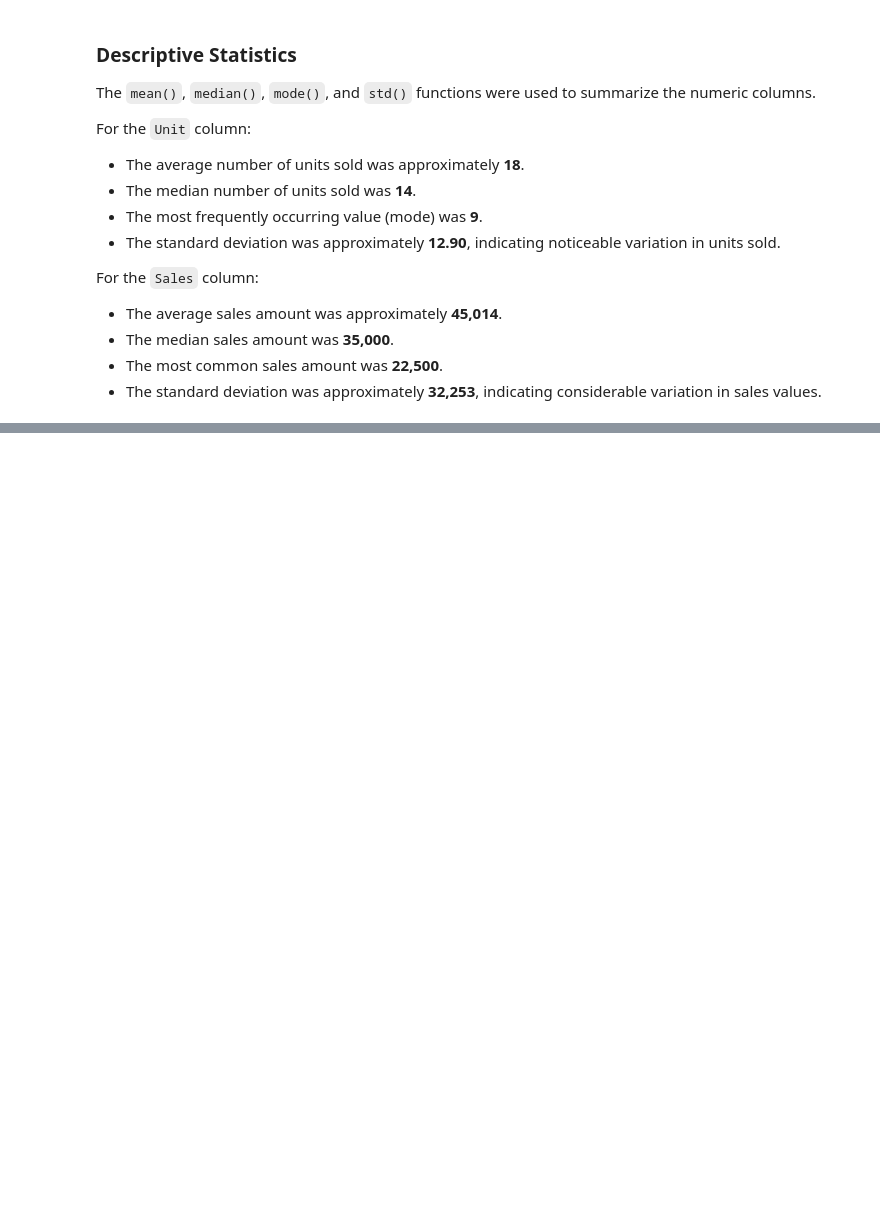
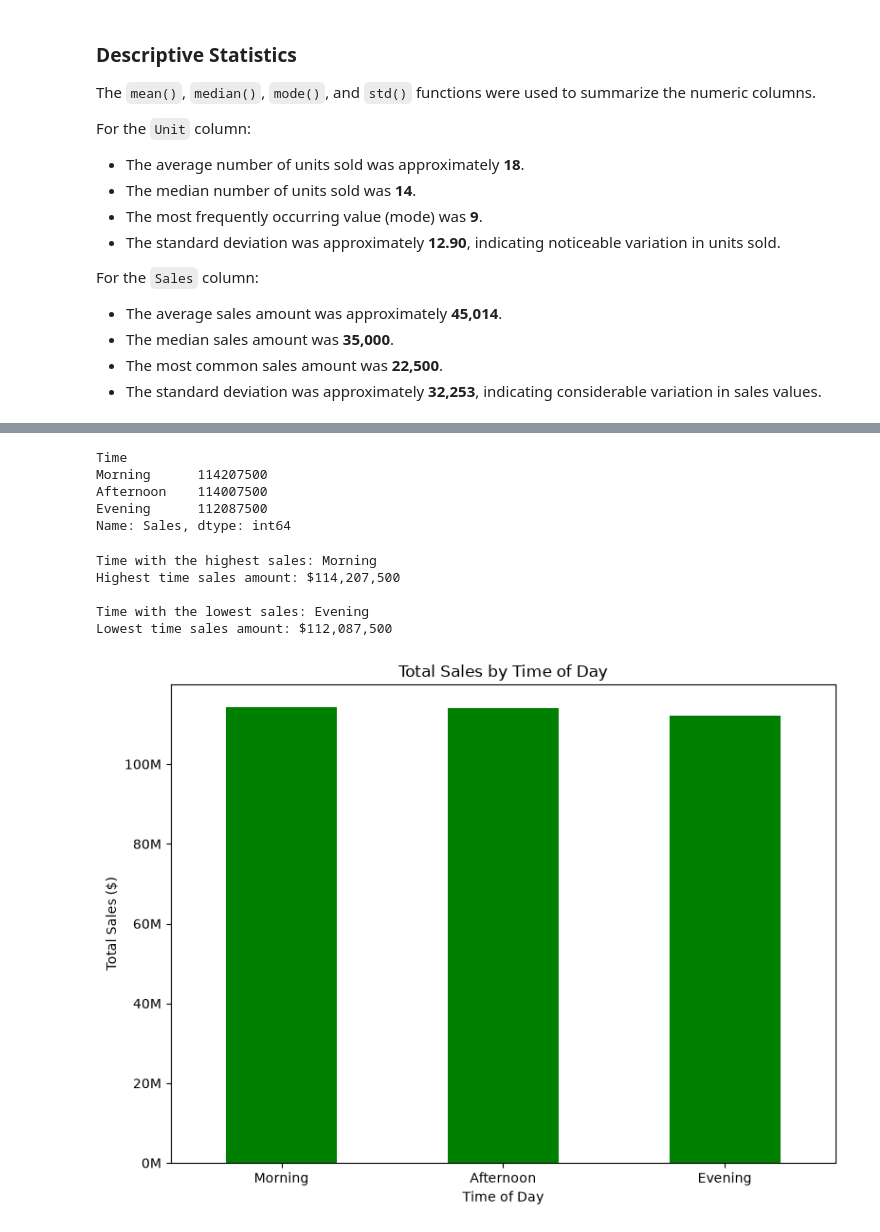
Before and after one commit to Juanb30/Python_Course_End_Projects, a Jupyter notebook: sales_analysis/notebooks/Sales_Analysis.ipynb, the cells around one changed output, grey strips where cells are left out. Drawn from its saved outputs; the diff is of its cells as text; code cells hidden in the pictures; blank space fills up the shorter version.

```diff
--- a/sales_analysis/notebooks/Sales_Analysis.ipynb
+++ b/sales_analysis/notebooks/Sales_Analysis.ipynb
@@ -330,0 +513,12 @@ AttributeError: 'SeriesGroupBy' object has no attribute 'cum'
+# %%
+# Convert Date column from string format to datetime format
+df["Date"] = pd.to_datetime(df["Date"])
+
+print("Date data type:")
+print(df["Date"].dtype)
+
+print("\nFirst five dates:")
+print(df["Date"].head())
+
+
+pd.to_datetime
@@ -330,0 +728,46 @@ AttributeError: 'SeriesGroupBy' object has no attribute 'cum'
+# %%
+time_sales = df.groupby("Time")["Sales"].sum()
+
+time_sales_sorted = time_sales.sort_values(ascending=False)
+
+time_sales_sorted
+# %% [output]
+Time
+Morning      114207500
+Afternoon    114007500
+Evening      112087500
+Name: Sales, dtype: int64
+# %%
+print("Time with the highest sales:", time_sales_sorted.idxmax())
+print(f"Highest time sales amount: ${time_sales_sorted.max():,}")
+
+print()
+
+print(f"Time with the lowest sales: {time_sales_sorted.idxmin()}")
+print(f"Lowest time sales amount: ${time_sales_sorted.min():,}")
+# %% [output]
+Time with the highest sales: Morning
+Highest time sales amount: $114,207,500
+
+Time with the lowest sales: Evening
+Lowest time sales amount: $112,087,500
+# %%
+# Visualize sales by time of day
+
+plt.figure(figsize=(8, 6))
+
+time_sales_sorted.plot(kind="bar", color="green")
+
+plt.title("Total Sales by Time of Day")
+plt.xlabel("Time of Day")
+plt.ylabel("Total Sales ($)")
+plt.xticks(rotation=0)
+
+plt.gca().yaxis.set_major_formatter(
+    FuncFormatter(lambda x, pos: f"{x/1_000_000:.0f}M")
+)
+
+plt.tight_layout()  # Adjust layout to prevent clipping of labels
+plt.show()
+# %% [output]
+[figure, added]
```
Also changed, not shown: parts of 51 cells of this notebook.
